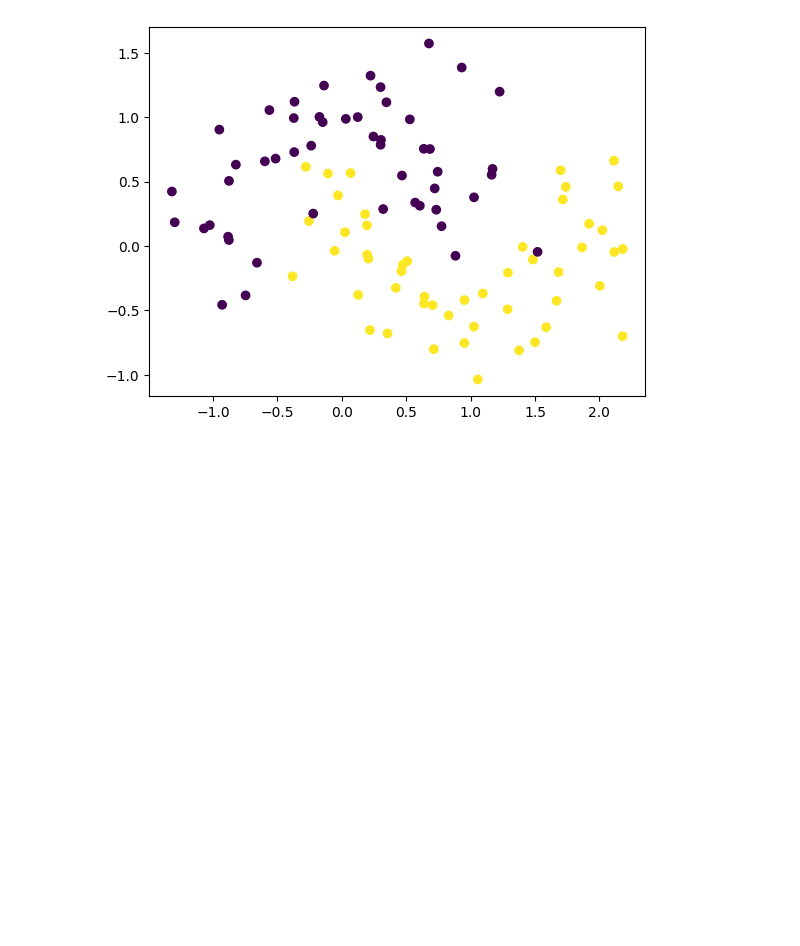
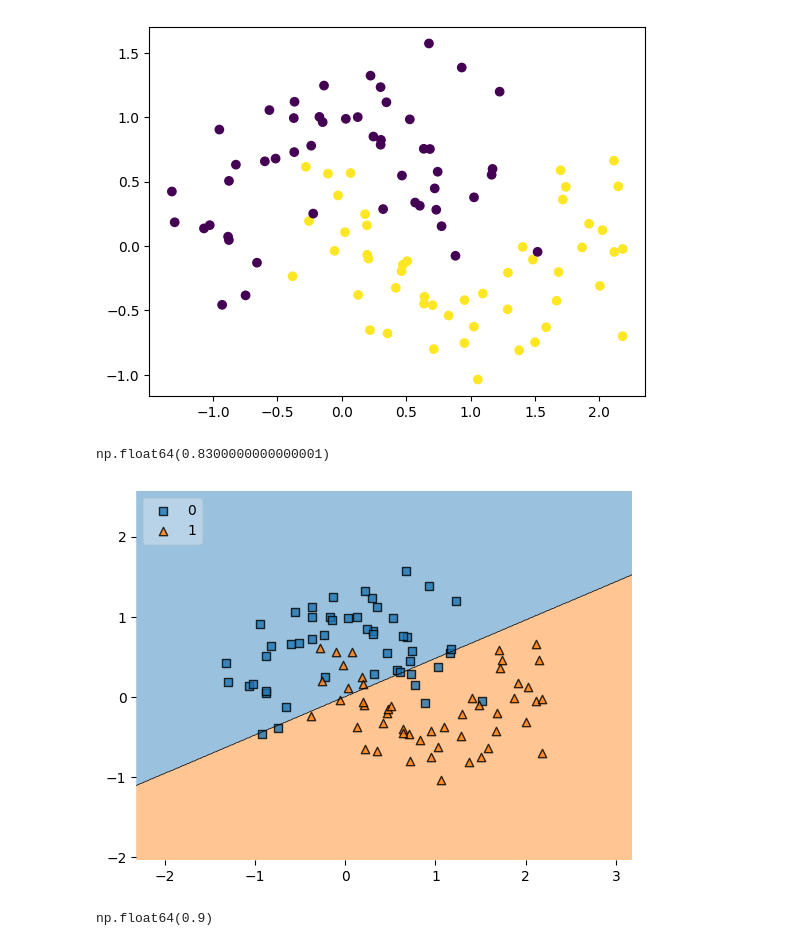
Before and after one commit to pradhans369/Python_and_Data_Science, a Jupyter notebook: 0 ML lecture/28_2 polynomial logistic reg.ipynb, the cells around one changed output. Drawn from its saved outputs; the diff is of its cells as text; code cells hidden in the pictures; blank space fills up the shorter version.

```diff
--- a/0 ML lecture/28_2 polynomial logistic reg.ipynb
+++ b/0 ML lecture/28_2 polynomial logistic reg.ipynb
@@ -31,3 +32,26 @@ plt.scatter(X[:,0],X[:,1],c=y)
 plt.show()
 # %% [output]
 [figure]
+# %%
+reg = LogisticRegression()
+reg.fit(X, y)
+
+np.mean(cross_val_score(reg, X, y, scoring='accuracy', cv=10))
+# %% [output]
+np.float64(0.8300000000000001)
+# %%
+
+from mlxtend.plotting import plot_decision_regions      # this import is used to separate the classes region wise
+plot_decision_regions(X, y.astype('int'), reg, legend=2)
+plt.show()
+# %% [output]
+[figure, added]
+# %%
+poly = PolynomialFeatures(degree=3, include_bias=False)
+X_trf = poly.fit_transform(X)
+
+
+reg1 = LogisticRegression()
+np.mean(cross_val_score(reg1, X_trf, y, scoring='accuracy', cv=10))     # as you can see, as we used polynomial features, the accuracy has increased by 7 %
+# %% [output]
+np.float64(0.9)
```
Also changed, not shown: parts of 6 cells of this notebook, 1 other file.
